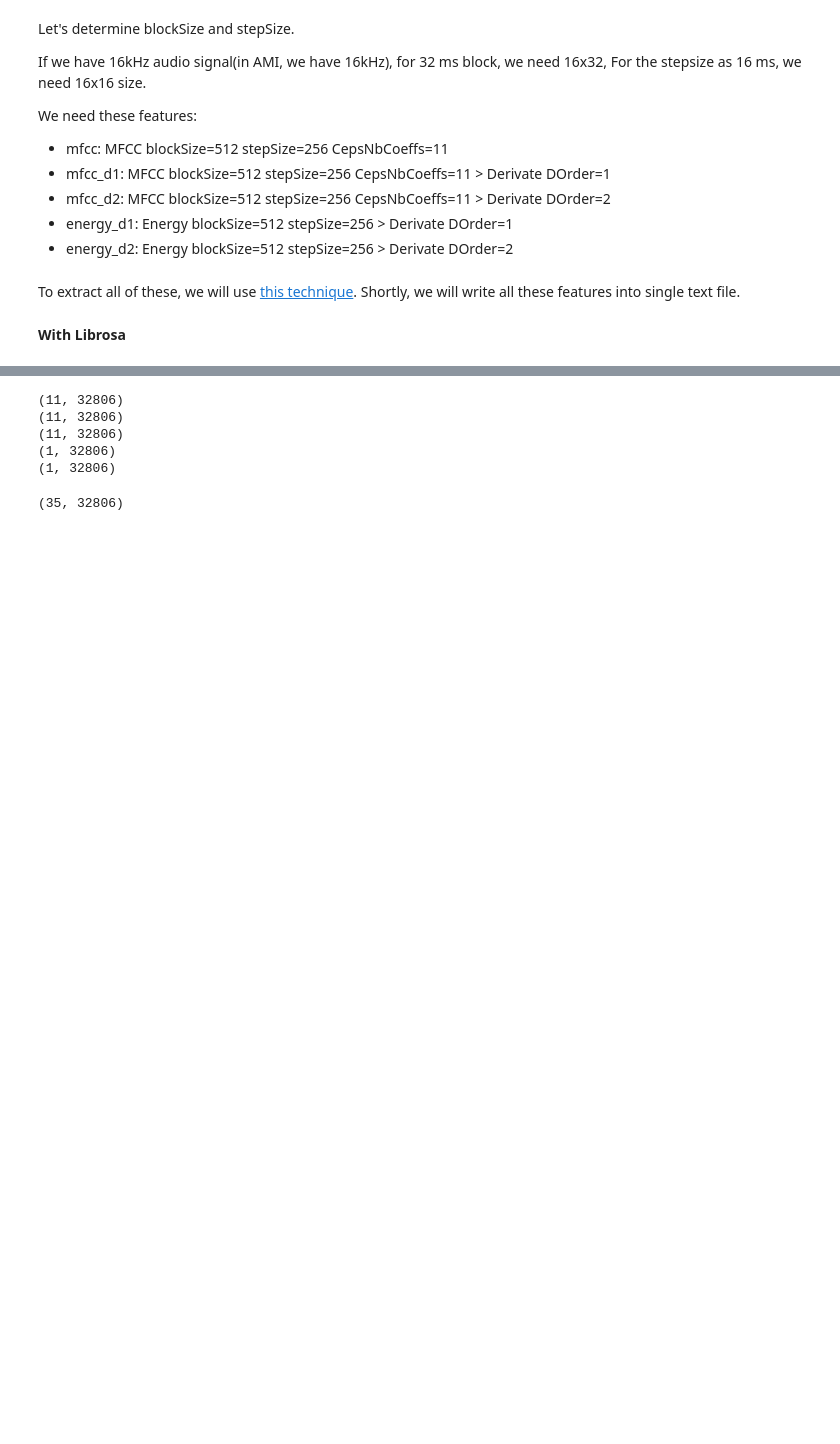
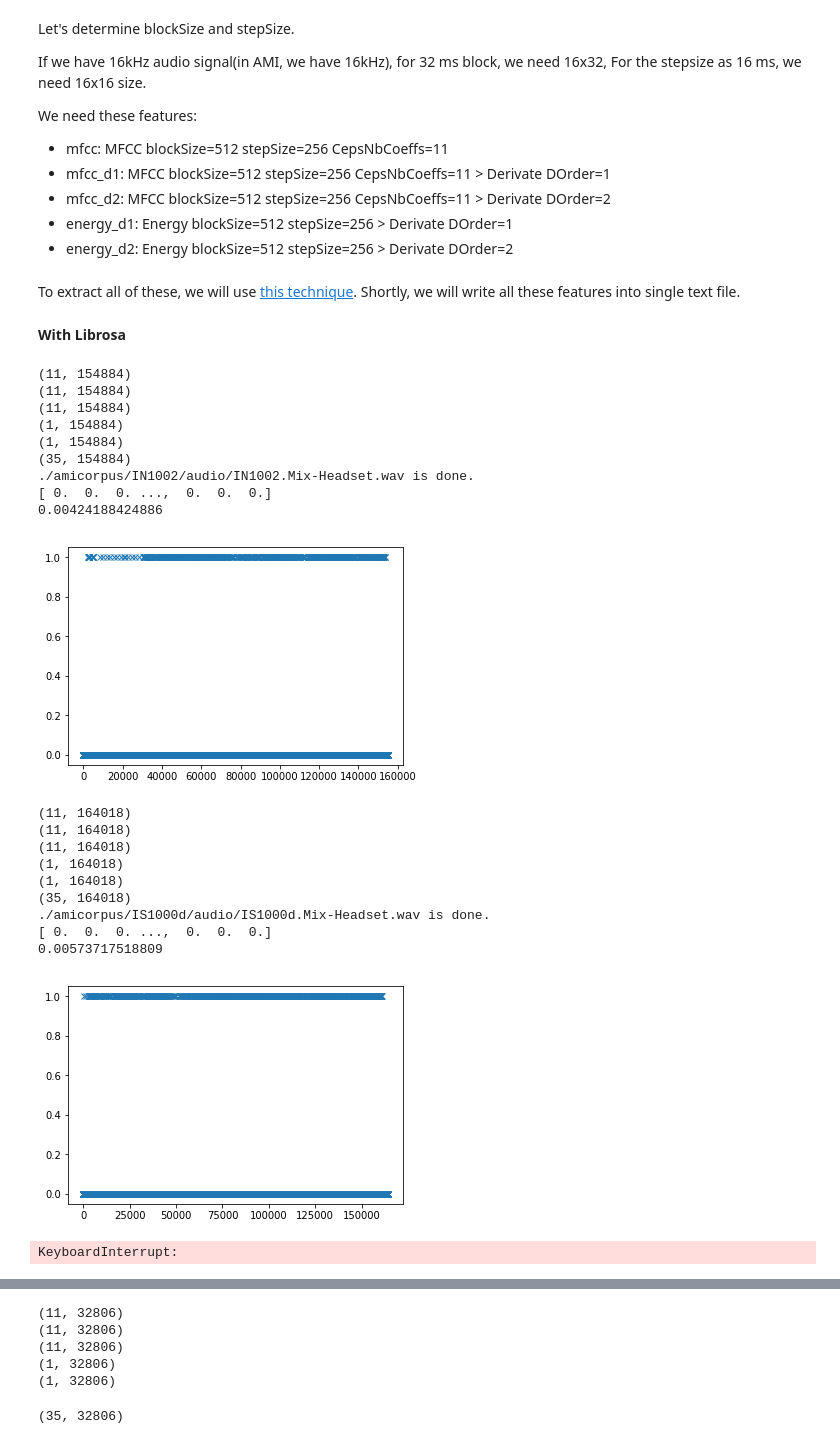
Before and after one commit to hedonistrh/SpChangeDetect, a Jupyter notebook: BiLSTM.ipynb, the cells around one changed output, grey strips where cells are left out. Cells and saved outputs as stored; diff of their text form; code cells hidden in the pictures; blank space fills up the shorter version.

```diff
--- a/BiLSTM.ipynb
+++ b/BiLSTM.ipynb
@@ -173 +189,25 @@ def create_data_for_supervised(root_dir, hop, win_len, subseq, step_for_subseq):
+# %%
+inn, out = create_data_for_supervised ("./amicorpus/*/audio/", 16, 32)
+# %% [output]
+(11, 154884)
+(11, 154884)
+(11, 154884)
+(1, 154884)
+(1, 154884)
+(35, 154884)
+./amicorpus/IN1002/audio/IN1002.Mix-Headset.wav is done.
+[ 0.  0.  0. ...,  0.  0.  0.]
+0.00424188424886
+[figure, added]
+(11, 164018)
+(11, 164018)
+(11, 164018)
+(1, 164018)
+(1, 164018)
+(35, 164018)
+./amicorpus/IS1000d/audio/IS1000d.Mix-Headset.wav is done.
+[ 0.  0.  0. ...,  0.  0.  0.]
+0.00573717518809
+[figure, added]
+KeyboardInterrupt:
 # %%
```
Also changed, not shown: parts of 3 cells of this notebook.
